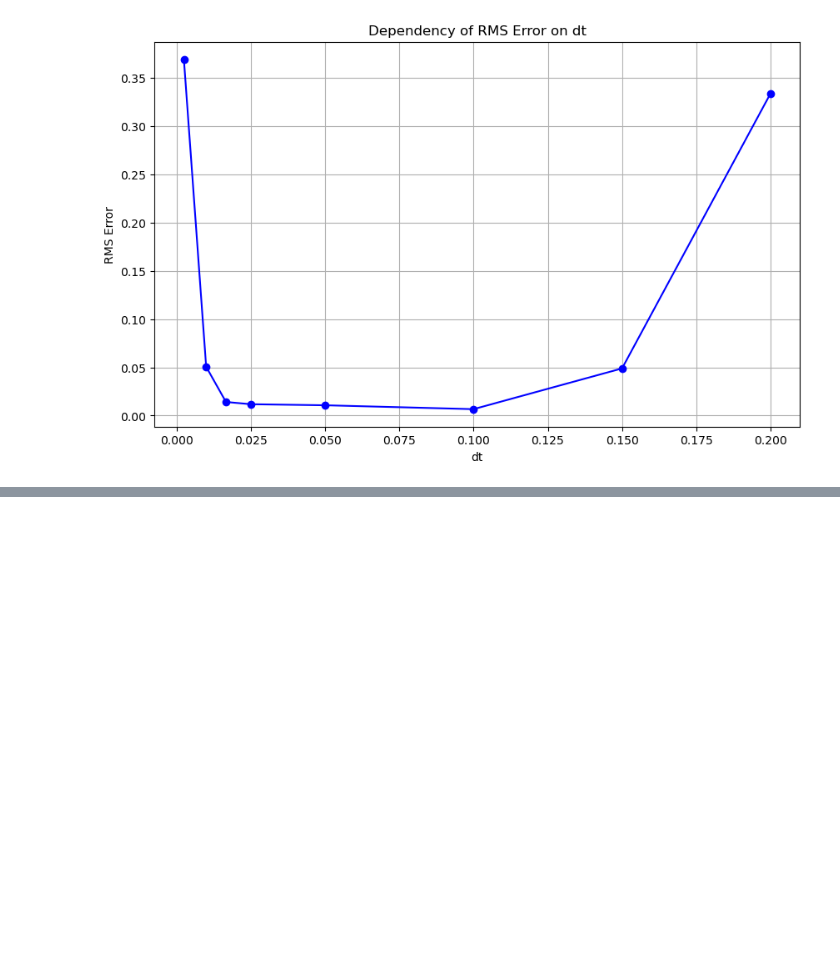
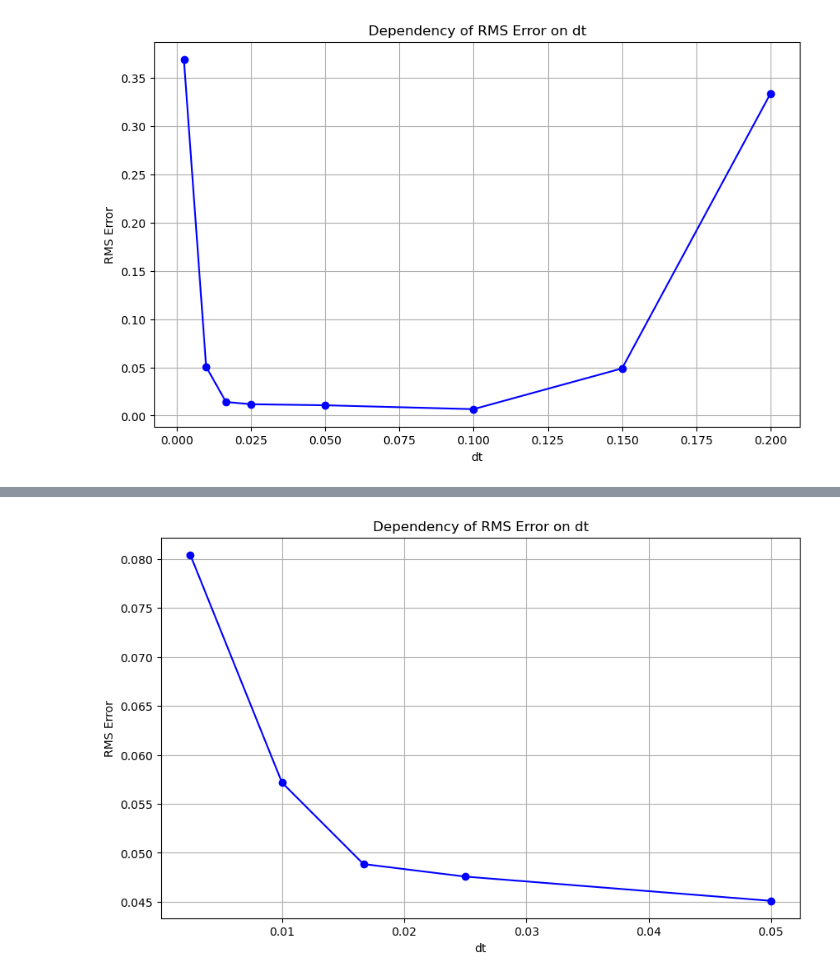
Before and after one commit to damurka5/RL_CDPR, a Jupyter notebook: notebooks/12_Variable_dt_evaluation.ipynb, the cells around one changed output, grey strips where cells are left out. Drawn from its saved outputs; the diff is of its cells as text; code cells hidden in the pictures; blank space fills up the shorter version.

Commit message:
pid results for circle

```diff
--- a/notebooks/12_Variable_dt_evaluation.ipynb
+++ b/notebooks/12_Variable_dt_evaluation.ipynb
@@ -570,0 +732,11 @@ plot_rms_vs_dt(rms_errors_TRPO_circle)
+# %%
+simple_robot_model = CDPR4(pos=np.array([0,0,1]))
+simple_robot_model.v = np.array([0,0,0])
+
+circle_trajectory = horizontal_circle_trajectory_points(t_span = np.linspace(0, 10, 20))
+
+Kp, Kd, Ki = 12, 6.5, 10
+rms_errors_pid_circle = rms_errors_different_dt_pid(simple_robot_model,
+                                            circle_trajectory,
+                                            Kp, Kd, Ki,
+                                            dt_arr)
@@ -570,0 +754,4 @@ plot_rms_vs_dt(rms_errors_TRPO_circle)
+# %%
+plot_rms_vs_dt(rms_errors_pid_circle)
+# %% [output]
+[figure, added]
```
Also changed, not shown: parts of 3 cells of this notebook.
